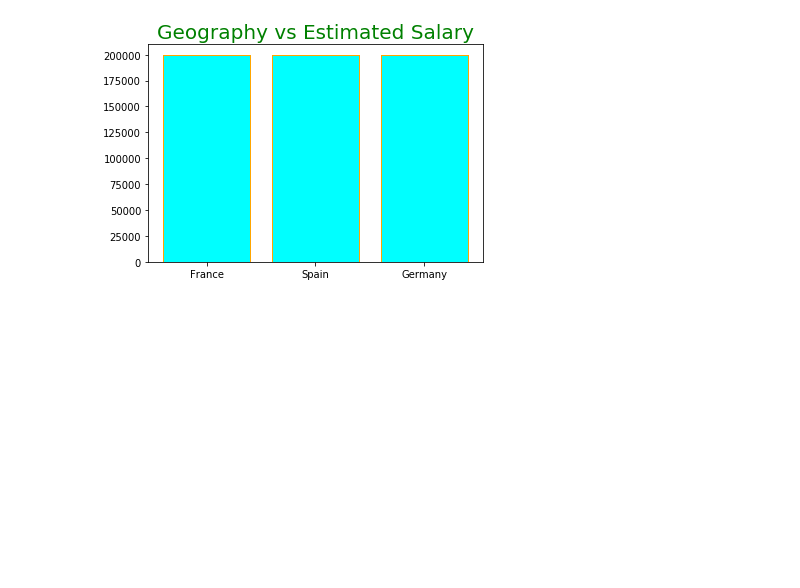
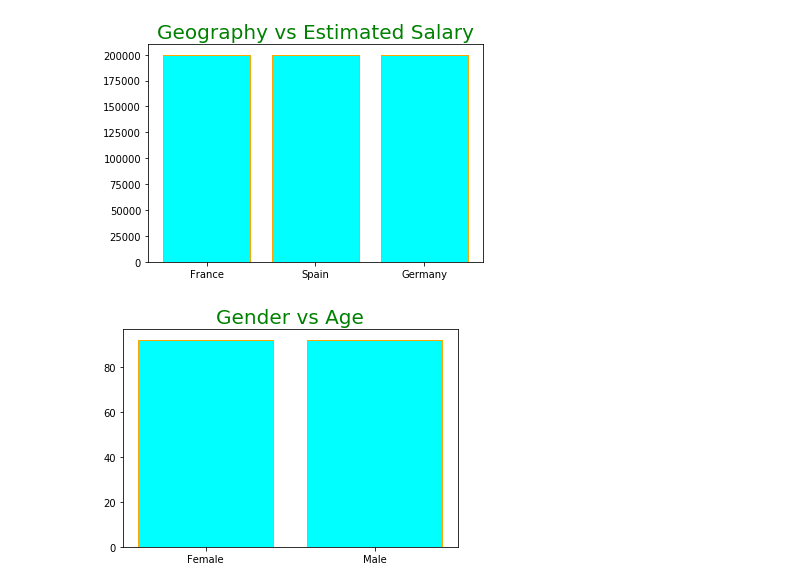
Before and after one commit to omonuj/Python-for-data-science, a Jupyter notebook: Matplotlib.ipynb, the cells around one changed output. Cells and saved outputs as stored; diff of their text form; code cells hidden in the pictures; blank space fills up the shorter version.

```diff
--- a/Matplotlib.ipynb
+++ b/Matplotlib.ipynb
@@ -128,3 +128,9 @@ plt.title('Geography vs Estimated Salary', fontdict = {"fontsize": 20, "color":"
 plt.show()
 # %% [output]
 [figure]
+# %%
+plt.bar(churn_df['Gender'], churn_df['Age'].max(), color="cyan", edgecolor="orange")
+plt.title('Gender vs Age', fontdict = {"fontsize": 20, "color":"Green"})
+plt.show()
+# %% [output]
+[figure, added]
```
Also changed, not shown: parts of 3 cells of this notebook.
